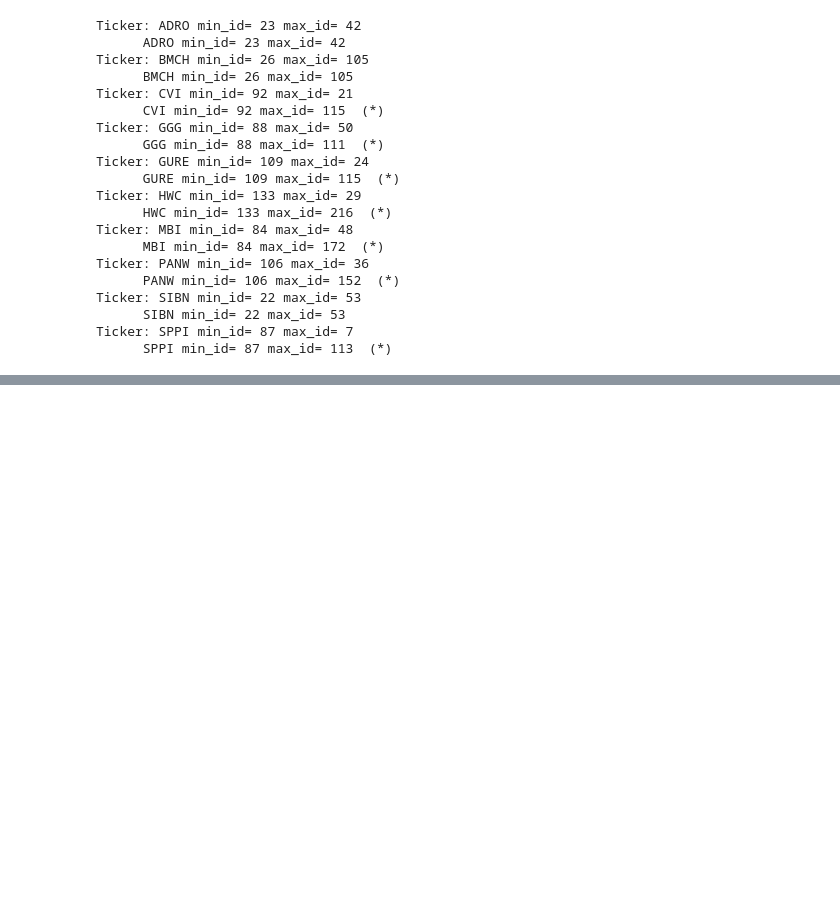
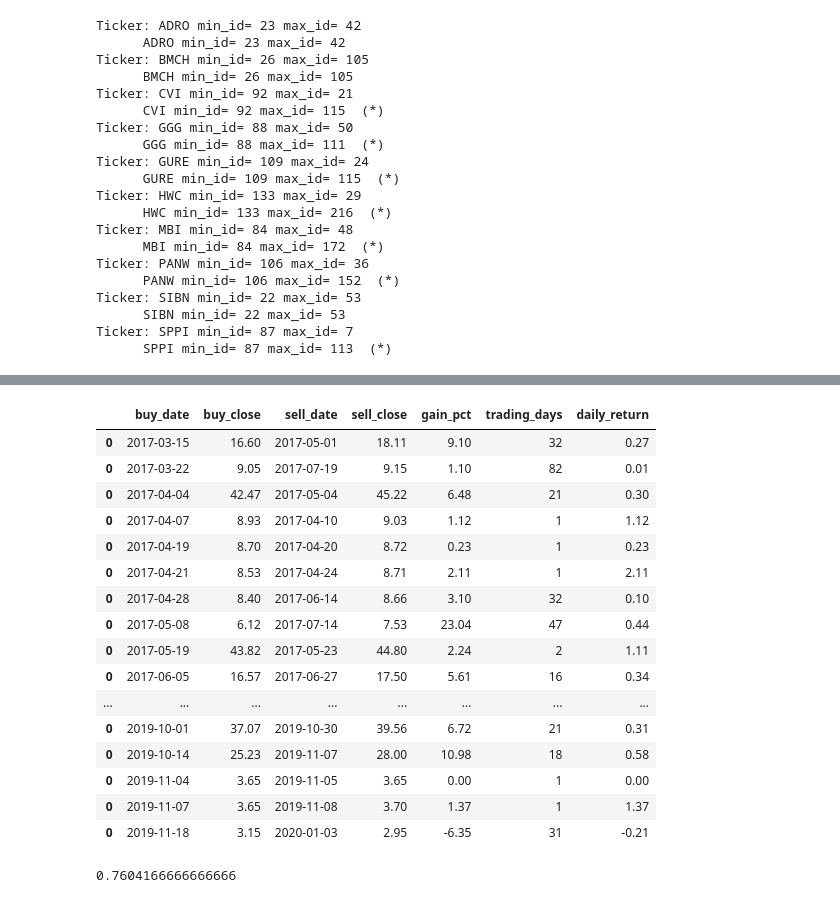
Before and after one commit to frkornet/Stock-Market-Final-Project, a Jupyter notebook: notebook/backtest.ipynb, the cells around one changed output, grey strips where cells are left out. Drawn from its saved outputs; the diff is of its cells as text; code cells hidden in the pictures; blank space fills up the shorter version.

```diff
--- a/notebook/backtest.ipynb
+++ b/notebook/backtest.ipynb
@@ -86,0 +278,25 @@ Ticker: SPPI min_id= 87 max_id= 7
+# %%
+pd.set_option("display.max_rows", 200)
+possible_trades_df.sort_values(by=['buy_date', 'gain_pct'], ascending=[True, False])
+# %% [output]
+|  | buy_date | buy_close | sell_date | sell_close | gain_pct | trading_days | daily_return |
+| 0 | 2017-03-15 | 16.60 | 2017-05-01 | 18.11 | 9.10 | 32 | 0.27 |
+| 0 | 2017-03-22 | 9.05 | 2017-07-19 | 9.15 | 1.10 | 82 | 0.01 |
+| 0 | 2017-04-04 | 42.47 | 2017-05-04 | 45.22 | 6.48 | 21 | 0.30 |
+| 0 | 2017-04-07 | 8.93 | 2017-04-10 | 9.03 | 1.12 | 1 | 1.12 |
+| 0 | 2017-04-19 | 8.70 | 2017-04-20 | 8.72 | 0.23 | 1 | 0.23 |
+| 0 | 2017-04-21 | 8.53 | 2017-04-24 | 8.71 | 2.11 | 1 | 2.11 |
+| 0 | 2017-04-28 | 8.40 | 2017-06-14 | 8.66 | 3.10 | 32 | 0.10 |
+| 0 | 2017-05-08 | 6.12 | 2017-07-14 | 7.53 | 23.04 | 47 | 0.44 |
+| 0 | 2017-05-19 | 43.82 | 2017-05-23 | 44.80 | 2.24 | 2 | 1.11 |
+| 0 | 2017-06-05 | 16.57 | 2017-06-27 | 17.50 | 5.61 | 16 | 0.34 |
+| ... | ... | ... | ... | ... | ... | ... | ... |
+| 0 | 2019-10-01 | 37.07 | 2019-10-30 | 39.56 | 6.72 | 21 | 0.31 |
+| 0 | 2019-10-14 | 25.23 | 2019-11-07 | 28.00 | 10.98 | 18 | 0.58 |
+| 0 | 2019-11-04 | 3.65 | 2019-11-05 | 3.65 | 0.00 | 1 | 0.00 |
+| 0 | 2019-11-07 | 3.65 | 2019-11-08 | 3.70 | 1.37 | 1 | 1.37 |
+| 0 | 2019-11-18 | 3.15 | 2020-01-03 | 2.95 | -6.35 | 31 | -0.21 |
+# %%
+1-23/96
+# %% [output]
+0.7604166666666666
```
Also changed, not shown: parts of 9 cells of this notebook, 1 other file.
